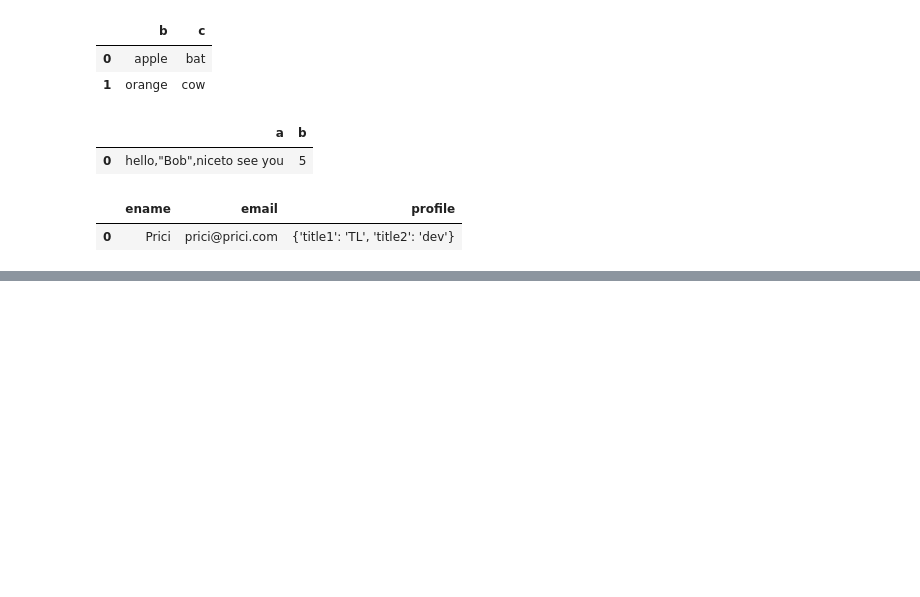
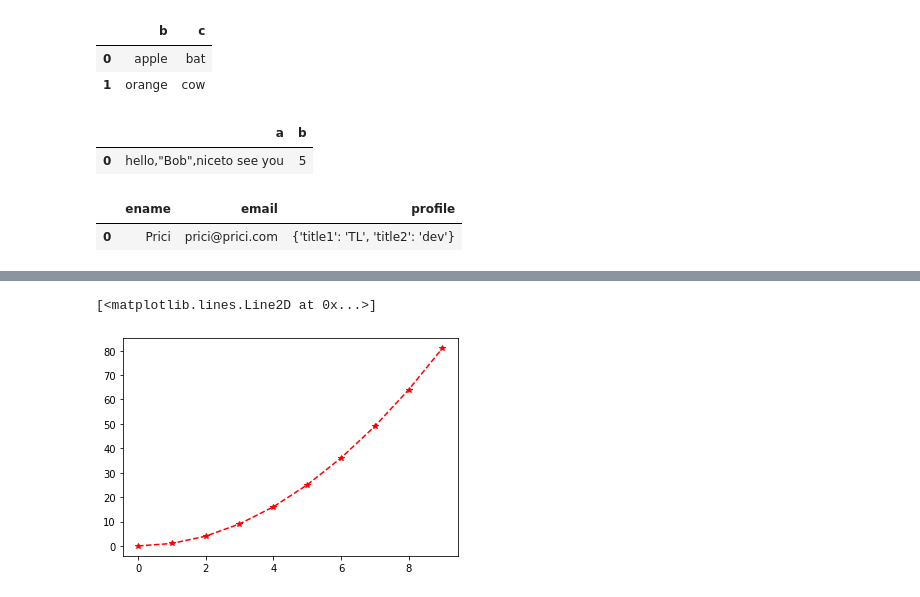
Before and after one commit to Pricillawilson/100DaysOfDS, a Jupyter notebook: Python-BrushUp.ipynb, the cells around one changed output, grey strips where cells are left out. Saved outputs shown, nothing was run; the diff lists cells and outputs as text; code cells hidden in the pictures; blank space fills up the shorter version.

```diff
--- a/Python-BrushUp.ipynb
+++ b/Python-BrushUp.ipynb
@@ -580,0 +604,5 @@ URL = 'https://en.wikipedia.org/wiki/London'
+# %%
+plt.plot(x,y,'r*--')
+# %% [output]
+[<matplotlib.lines.Line2D at 0x...>]
+[figure, added]
```
Also changed, not shown: parts of 5 cells of this notebook, 1 other file.
